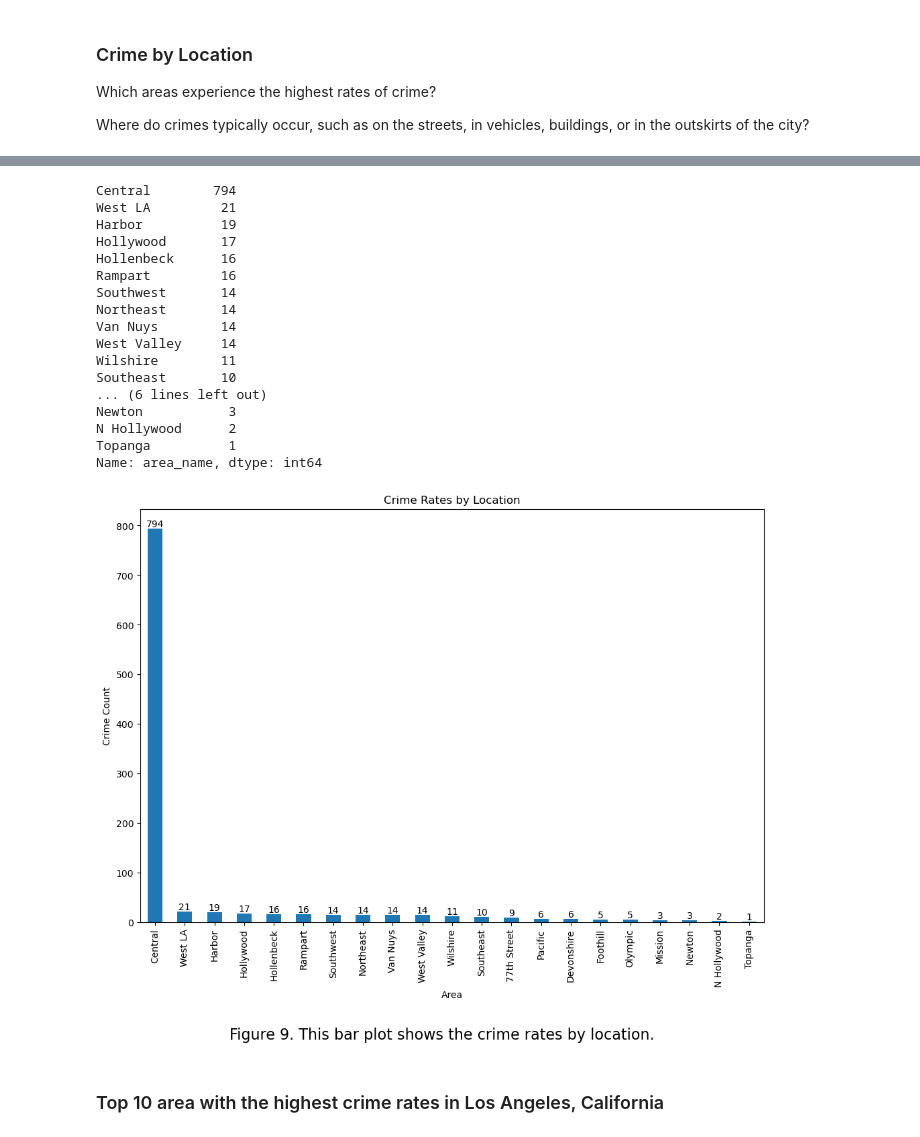
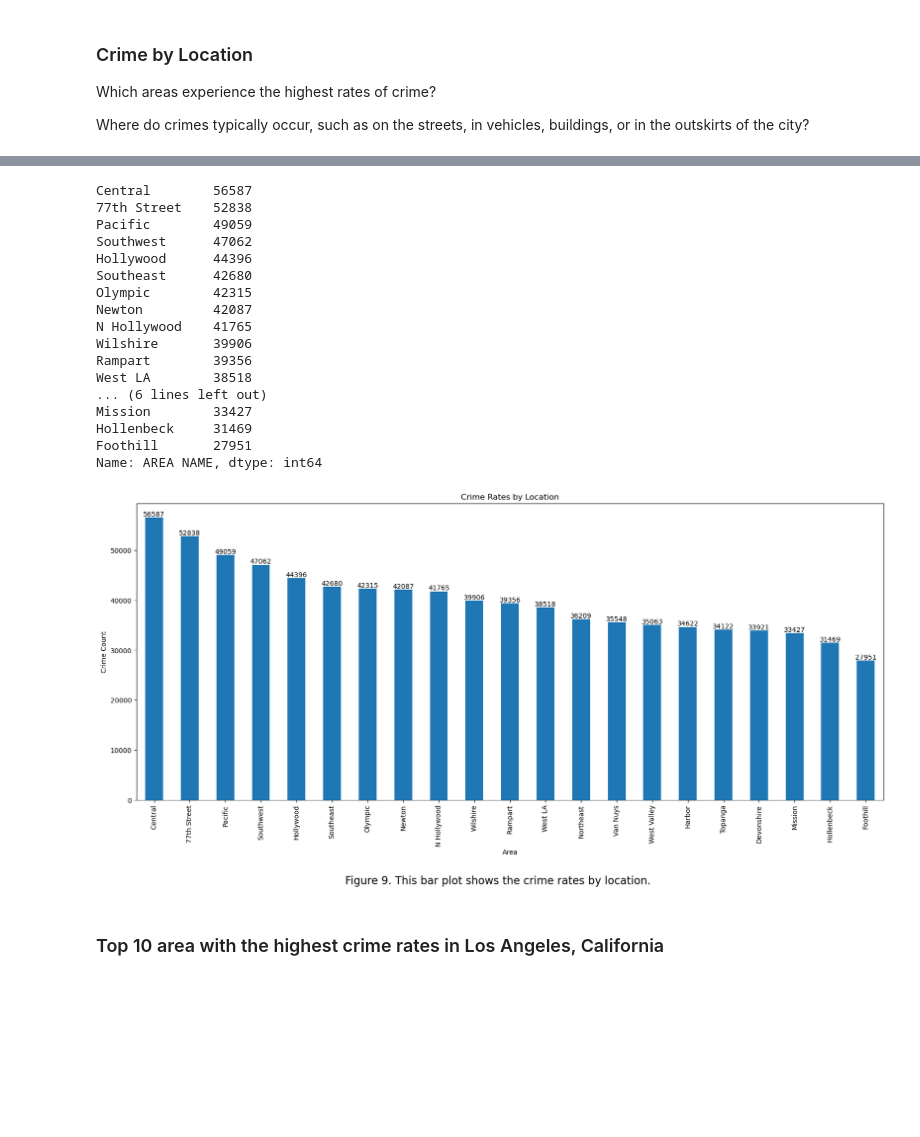
Before and after one commit to apatino16/LA_Crime_Data_Analysis_Project, a Jupyter notebook: src/Data_Analysis.ipynb, the cells around one changed output, grey strips where cells are left out. Drawn from its saved outputs; the diff is of its cells as text; code cells hidden in the pictures; blank space fills up the shorter version.

```diff
--- a/src/Data_Analysis.ipynb
+++ b/src/Data_Analysis.ipynb
@@ -474,10 +483,10 @@ Name: weapon_desc, dtype: int64
 # %%
-# Plotting the top 5 weapons used to commit a crime
-top_5_weapons = weapon_counts.head(5)
+# Plotting the top 10 weapons used to commit a crime
+top_5_weapons = weapon_counts.head(10)
 
 plt.figure(figsize=(10, 6))
 bars = top_5_weapons.plot(kind='bar')
-plt.title('Top 5 Weapons')
+plt.title('Top 10 Weapons')
 plt.xlabel('Weapon Description')
 plt.ylabel('Frequency')
 
@@ -487,10 +496,10 @@ for bar, count in zip(bars.patches, weapon_counts):
     bars.text(bar.get_x() + bar.get_width() / 2, bar.get_height(), count, ha='center', va='bottom')
 
 # Adding a description to the wordcloud
-plt.text(0.5, -0.6, "Figure 7. This bar plot shows the top 5 weapons used to commit a crime.", ha='center', va='center', fontsize=16, transform=plt.gcf().transFigure)
+plt.text(0.5, -0.6, "Figure 7. This bar plot shows the top 10 weapons used to commit a crime.", ha='center', va='center', fontsize=16, transform=plt.gcf().transFigure)
 
 # Save the plot as a PNG file
-plt.savefig('../reports/figures/top_5_weapons.png', bbox_inches='tight')
+plt.savefig('../reports/figures/top_10_weapons.png', bbox_inches='tight')
 
 plt.show()
 # %% [output]
@@ -505,7 +514,7 @@ When are crimes most prevalent throughout the year?
 # Group incidents by month
 
 # Extract month from 'DATE OCC' and create a new 'Month' column
-crime['Month'] = crime['date_occ'].dt.month_name()
+crime['Month'] = crime['DATE OCC'].dt.month_name()
 
 # Group incidents by month
 crimes_by_month = crime['Month'].value_counts()
@@ -530,7 +539,7 @@ August         9
 Name: Month, dtype: int64
 # %%
 # Extract month from 'DATE OCC' and create a new 'Month' column
-crime['Month'] = crime['date_occ'].dt.month_name()
+crime['Month'] = crime['DATE OCC'].dt.month_name()
 
 # Group incidents by month
 crimes_by_month = crime['Month'].value_counts()
@@ -539,18 +548,18 @@ crimes_by_month = crime['Month'].value_counts()
 crime_rate_by_month = (crimes_by_month / len(crime)) * 100
 
 # Plotting crime rate by month using Seaborn
-plt.figure(figsize=(12, 6))
+plt.figure(figsize=(12, 10))
 sns.barplot(x=crime_rate_by_month.index, y=crime_rate_by_month.values, color='skyblue')
 
 # Display count values on top of each bar
 for index, value in enumerate(crime_rate_by_month):
-    plt.text(index, value + 0.5, f'{value:.2f}%', ha='center', va='bottom')
+    plt.text(index, value + 0.2, f'{value:.2f}%', ha='center', va='bottom')
 
 plt.title('Crime Rate by Month')
 plt.xlabel('Month')
 plt.ylabel('Crime Rate (%)')
 
-# Adding a description to the wordcloud
+# Adding a description to the bar graph
 plt.text(0.5, -0.04, "Figure 8. This bar plot shows the crime rate for each month.", ha='center', va='center', fontsize=16, transform=plt.gcf().transFigure)
 
 # Save the plot as a PNG file
@@ -604,49 +611,49 @@ crime_map
 # %%
 # Calculate the count of each unique location in the 'area_name'
-crime_location = crime['area_name'].value_counts()
+crime_location = crime['AREA NAME'].value_counts()
 
 # Display the clocation of the crime scenes
 print(crime_location)
 # %% [output]
-Central        794
-West LA         21
-Harbor          19
-Hollywood       17
-Hollenbeck      16
-Rampart         16
-Southwest       14
-Northeast       14
-Van Nuys        14
-West Valley     14
-Wilshire        11
-Southeast       10
+Central        56587
+77th Street    52838
+Pacific        49059
+Southwest      47062
+Hollywood      44396
+Southeast      42680
+Olympic        42315
+Newton         42087
+N Hollywood    41765
+Wilshire       39906
+Rampart        39356
+West LA        38518
 ... (6 lines left out)
-Newton           3
-N Hollywood      2
-Topanga          1
-Name: area_name, dtype: int64
+Mission        33427
+Hollenbeck     31469
+Foothill       27951
+Name: AREA NAME, dtype: int64
 # %%
 
 # Plotting all areas with their crime rates
-plt.figure(figsize=(12, 8))
+plt.figure(figsize=(20, 8))
 bars = crime_location.plot(kind='bar')
 plt.title('Crime Rates by Location')
 plt.xlabel('Area')
 plt.ylabel('Crime Count')
 
 # Display count values on top of each bar
 for bar, count in zip(bars.patches, crime_location):
     bars.text(bar.get_x() + bar.get_width() / 2, bar.get_height(), count, ha='center', va='bottom')
 
 # Adding a description to the wordcloud
 plt.text(0.5, -0.1, "Figure 9. This bar plot shows the crime rates by location.", ha='center', va='center', fontsize=16, transform=plt.gcf().transFigure)
 
 # Save the plot as a PNG file
 plt.savefig('../reports/figures/crime_rates_by_loaction.png', bbox_inches='tight')
 
 plt.show()
 # %% [output]
-[figure, old version]
+[figure, new version]
 # %% [markdown]
 ### Top 10 area with the highest crime rates in Los Angeles, California
 # %%
```
Also changed, not shown: parts of 41 cells of this notebook, 13 other files.
